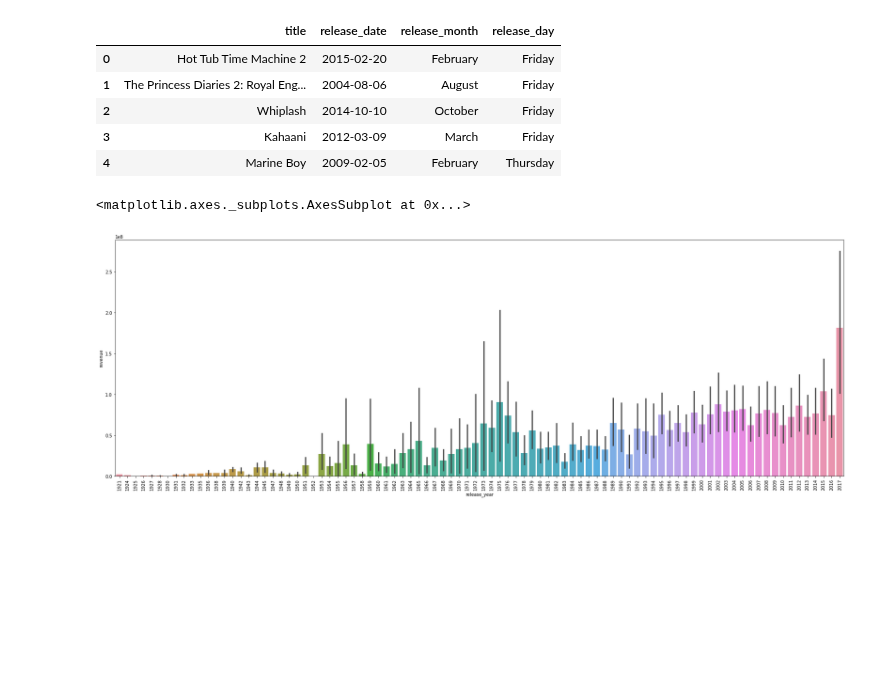
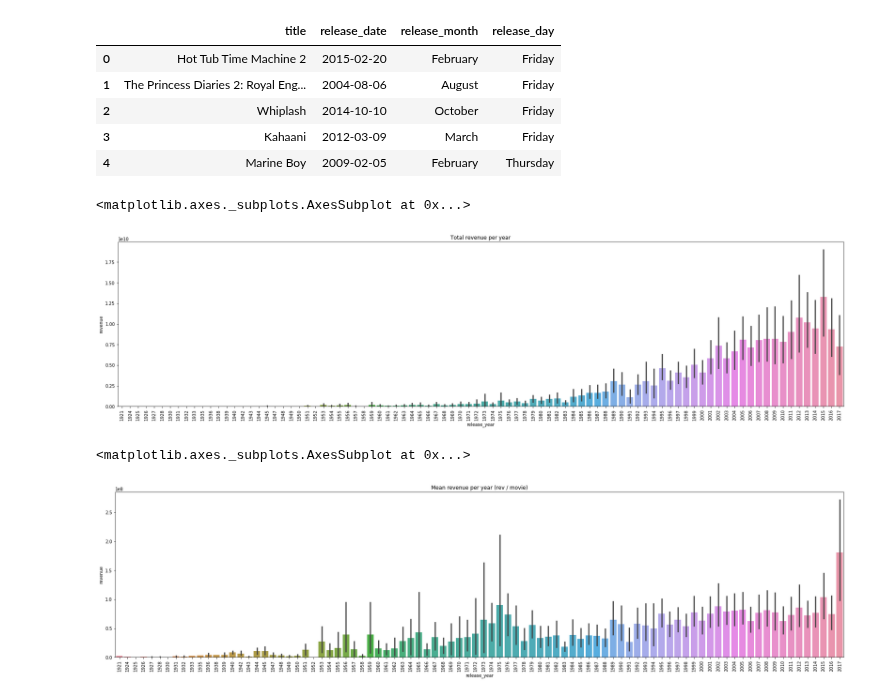
Before and after one commit to Cruzzor/BoxOffice, a Jupyter notebook: exploration_marcel.ipynb, the cells around one changed output. Drawn from its saved outputs; the diff is of its cells as text; code cells hidden in the pictures; blank space fills up the shorter version.

```diff
--- a/exploration_marcel.ipynb
+++ b/exploration_marcel.ipynb
@@ -325,9 +328,18 @@ data[['title', 'release_date', 'release_month', 'release_day']].head()
 | 3 | Kahaani | 2012-03-09 | March | Friday |
 | 4 | Marine Boy | 2009-02-05 | February | Thursday |
 # %%
-plt.figure(figsize=(30,10))
+plt.figure(figsize=(30,7))
 plt.xticks(rotation='vertical')
-sns.barplot(x='release_year', y='revenue', data=data)
+plt.title('Total revenue per year')
+sns.barplot(x='release_year', y='revenue', data=data, estimator=np.sum)
 # %% [output]
 <matplotlib.axes._subplots.AxesSubplot at 0x...>
-[figure, old version]
+[figure, new version]
+# %%
+plt.figure(figsize=(30,7))
+plt.xticks(rotation='vertical')
+plt.title('Mean revenue per year (rev / movie)')
+sns.barplot(x='release_year', y='revenue', data=data, estimator=np.mean)
+# %% [output]
+<matplotlib.axes._subplots.AxesSubplot at 0x...>
+[figure, added]
```
Also changed, not shown: parts of 2 cells of this notebook, 1 other file.
